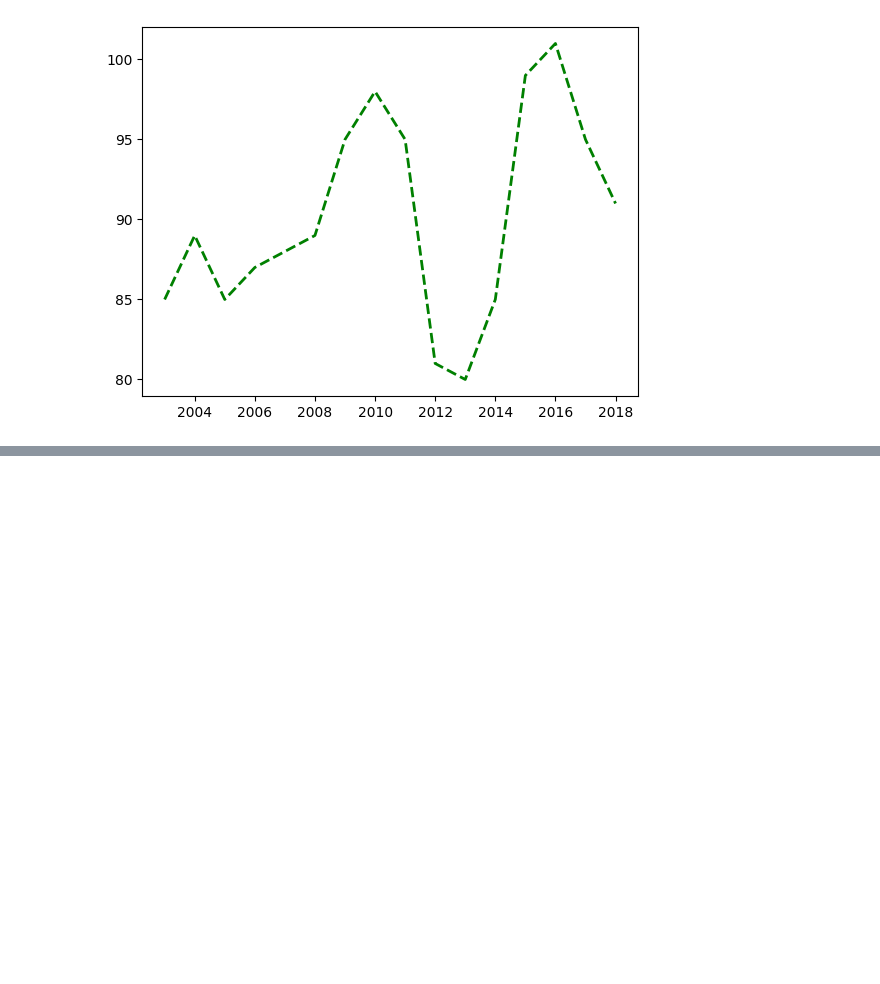
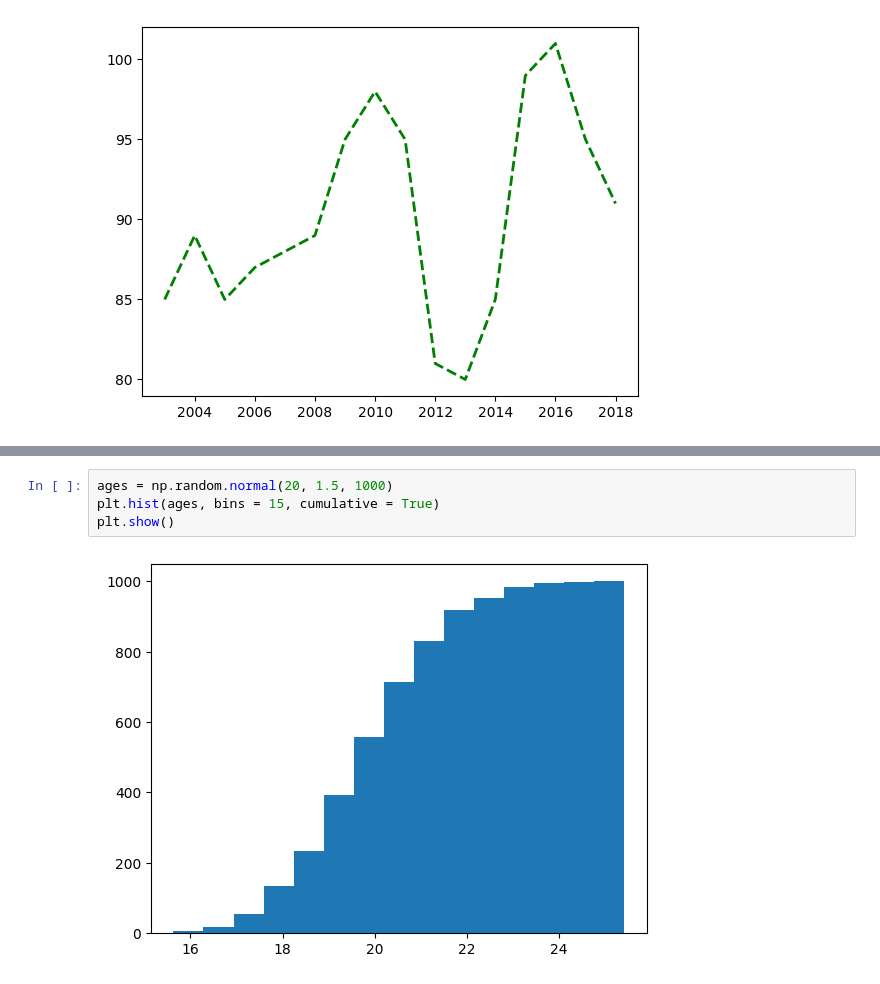
Before and after one commit to miksang0/Data_Visualization_, a Jupyter notebook: Matplotlib.ipynb, the cells around one changed output, grey strips where cells are left out. Saved outputs shown, nothing was run; the diff lists cells and outputs as text; blank space fills up the shorter version.

```diff
--- a/Matplotlib.ipynb
+++ b/Matplotlib.ipynb
@@ -18,0 +26,6 @@ plt.show()
+# %%
+ages = np.random.normal(20, 1.5, 1000)
+plt.hist(ages, bins = 15, cumulative = True)
+plt.show()
+# %% [output]
+[figure, added]
```
Also changed, not shown: parts of 3 cells of this notebook.
